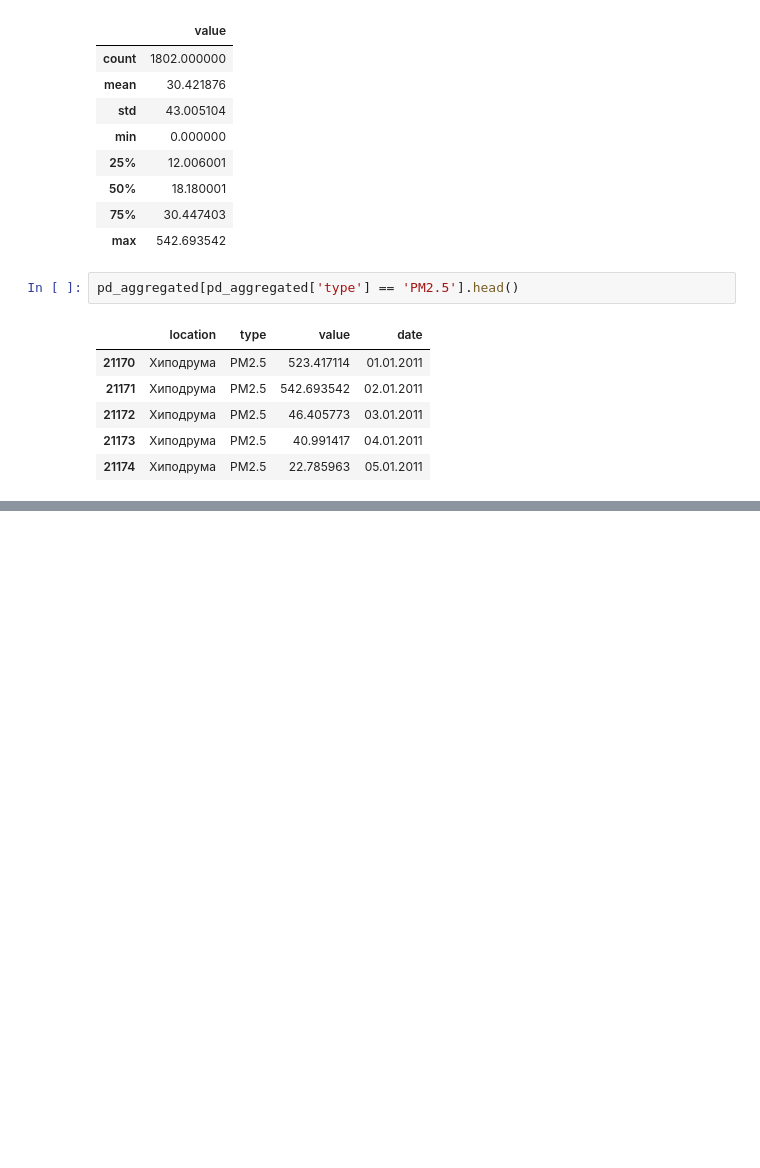
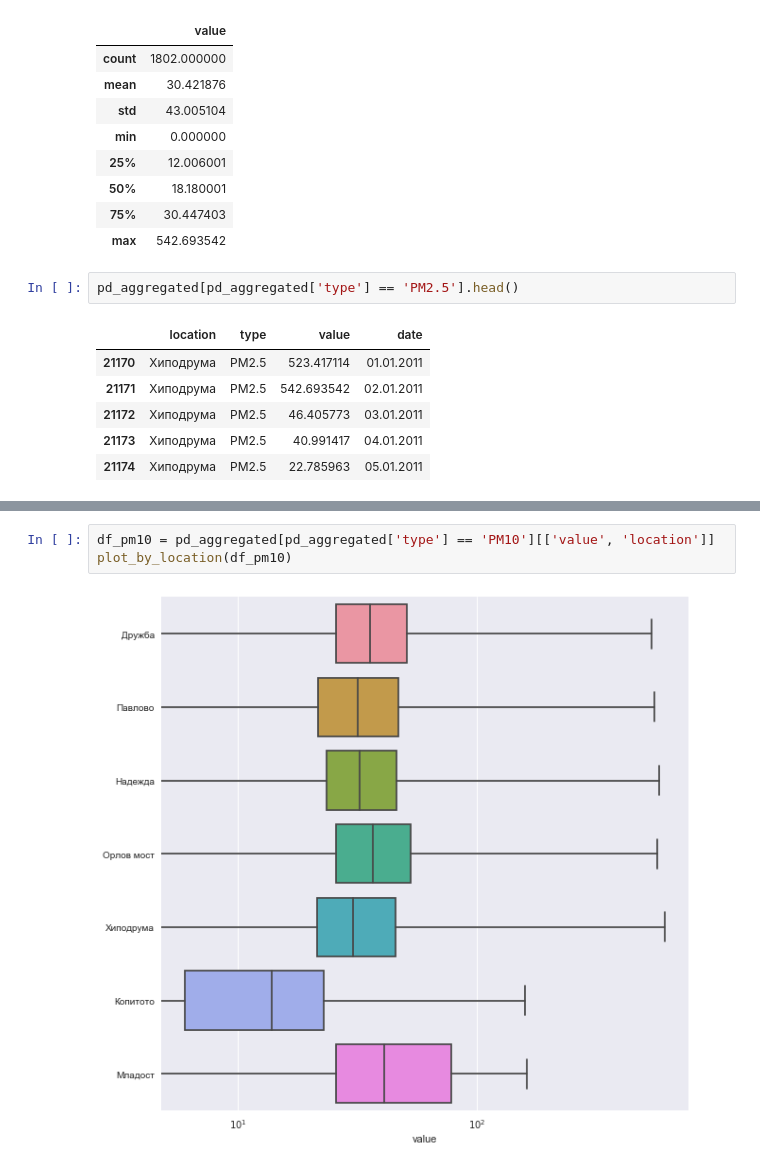
Before and after one commit to apepa/air-pollution, a Jupyter notebook: opendata process.ipynb, the cells around one changed output, grey strips where cells are left out. Saved outputs shown, nothing was run; the diff lists cells and outputs as text; blank space fills up the shorter version.

```diff
--- a/opendata process.ipynb
+++ b/opendata process.ipynb
@@ -191,0 +204,5 @@ sb.despine(trim=True, left=True)
+# %%
+df_pm10 = pd_aggregated[pd_aggregated['type'] == 'PM10'][['value', 'location']]
+plot_by_location(df_pm10)
+# %% [output]
+[figure, added]
```
Also changed, not shown: parts of 8 cells of this notebook.
